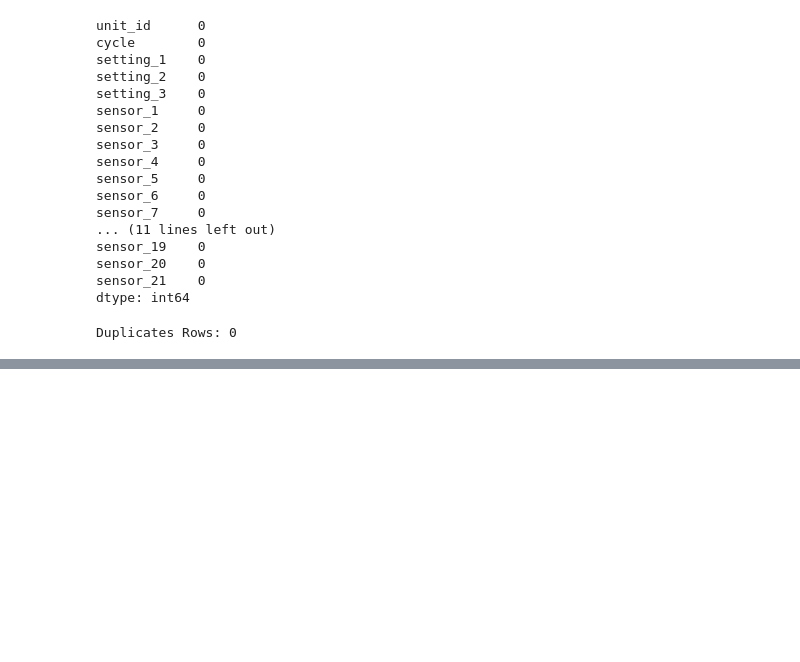
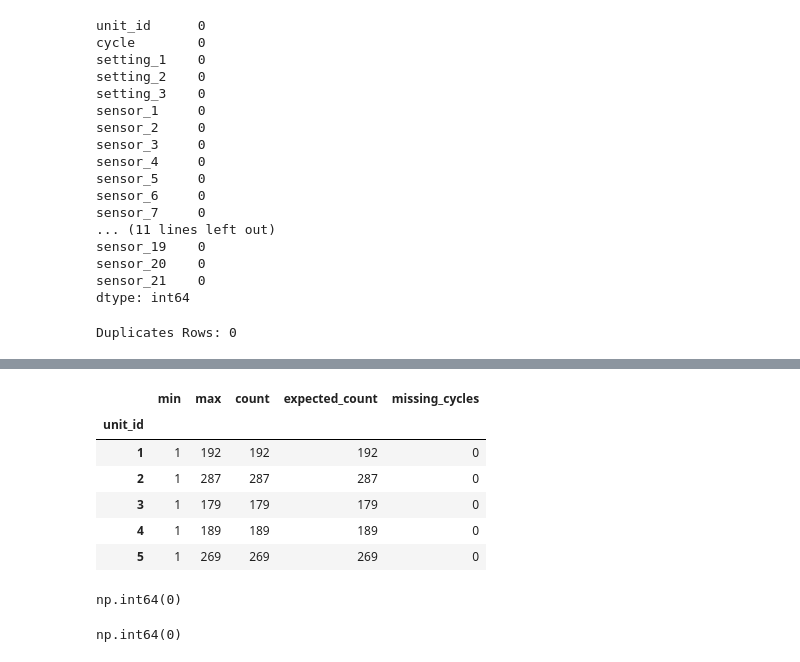
Before and after one commit to PranavPhatak/NASA-CMAPSS-RUL-Prediction, a Jupyter notebook: Notebooks/01_data_cleaning.ipynb, the cells around one changed output, grey strips where cells are left out. Drawn from its saved outputs; the diff is of its cells as text; code cells hidden in the pictures; blank space fills up the shorter version.

```diff
--- a/Notebooks/01_data_cleaning.ipynb
+++ b/Notebooks/01_data_cleaning.ipynb
@@ -66,0 +90,28 @@ Duplicates Rows: 0
+# %%
+cycle_check = df.groupby("unit_id")["cycle"].agg(["min", "max", "count"])
+
+cycle_check["expected_count"] = (
+    cycle_check["max"] - cycle_check["min"] + 1
+)
+
+cycle_check["missing_cycles"] = (
+    cycle_check["expected_count"] - cycle_check["count"]
+)
+
+cycle_check.head()
+# %% [output]
+|  | min | max | count | expected_count | missing_cycles |
+| unit_id |  |  |  |  |  |
+| 1 | 1 | 192 | 192 | 192 | 0 |
+| 2 | 1 | 287 | 287 | 287 | 0 |
+| 3 | 1 | 179 | 179 | 179 | 0 |
+| 4 | 1 | 189 | 189 | 189 | 0 |
+| 5 | 1 | 269 | 269 | 269 | 0 |
+# %%
+np.isinf(df.select_dtypes(include=np.number)).sum().sum()
+# %% [output]
+np.int64(0)
+# %%
+df.duplicated(subset=["unit_id", "cycle"]).sum()
+# %% [output]
+np.int64(0)
```
Also changed, not shown: parts of 2 cells of this notebook.
